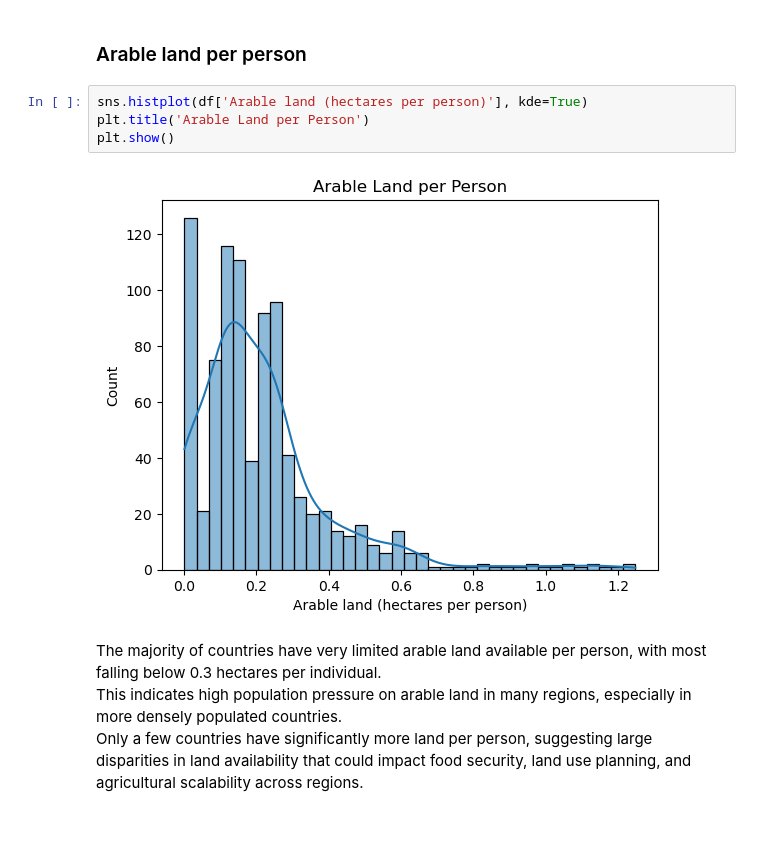
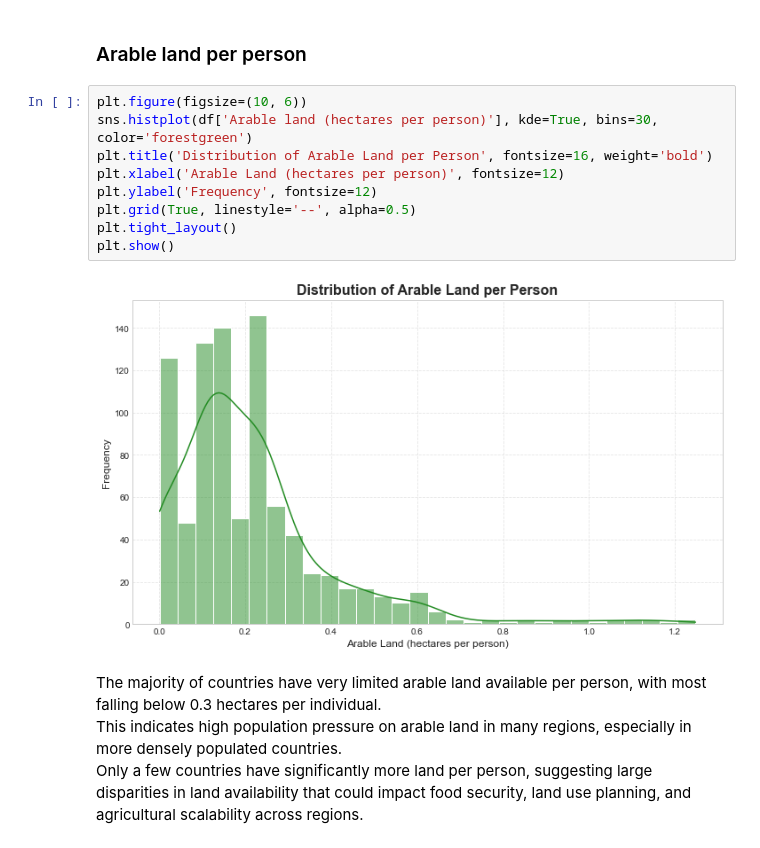
Before and after one commit to Rodgerdev/east-africa-fertilizer-project, a Jupyter notebook: east_africa_proj.ipynb, the cells around one changed output. Cells and saved outputs as stored; diff of their text form.

```diff
--- a/east_africa_proj.ipynb
+++ b/east_africa_proj.ipynb
@@ -562,11 +575,16 @@ Mauritius follows at third, but the rest have relatively low levels of fertilize
 # %% [markdown]
 ### Arable land per person
 # %%
-sns.histplot(df['Arable land (hectares per person)'], kde=True)
-plt.title('Arable Land per Person')
+plt.figure(figsize=(10, 6))
+sns.histplot(df['Arable land (hectares per person)'], kde=True, bins=30, color='forestgreen')
+plt.title('Distribution of Arable Land per Person', fontsize=16, weight='bold')
+plt.xlabel('Arable Land (hectares per person)', fontsize=12)
+plt.ylabel('Frequency', fontsize=12)
+plt.grid(True, linestyle='--', alpha=0.5)
+plt.tight_layout()
 plt.show()
 # %% [output]
-[figure, old version]
+[figure, new version]
 # %% [markdown]
 The majority of countries have very limited arable land available per person, with most falling below 0.3 hectares per individual.
 This indicates high population pressure on arable land in many regions, especially in more densely populated countries.
```
Also changed, not shown: parts of 29 cells of this notebook, 2 other files.
